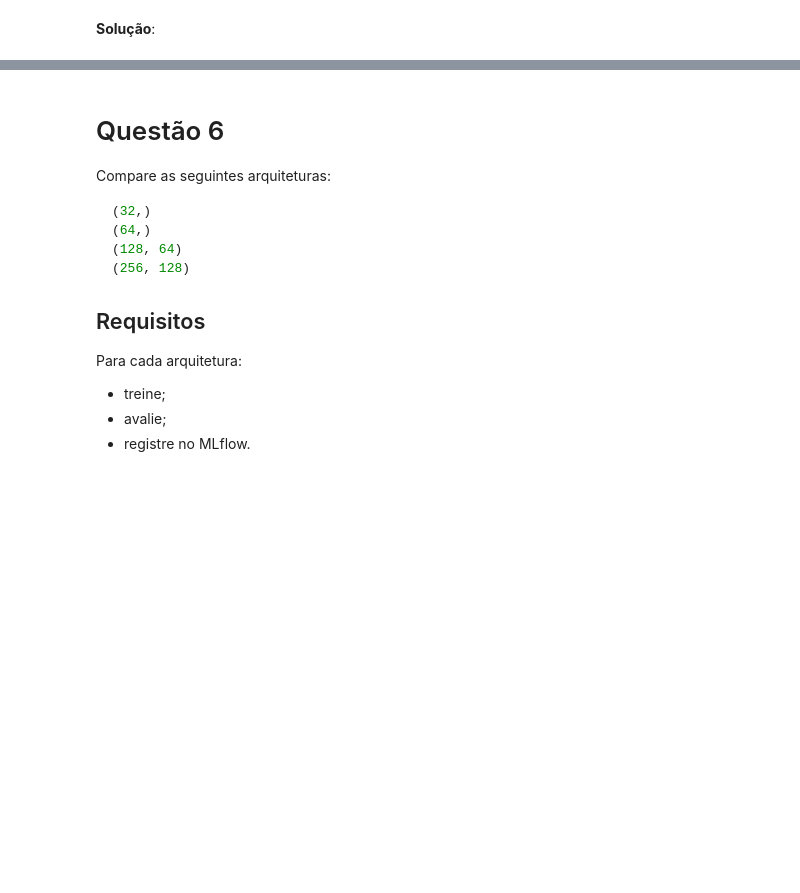
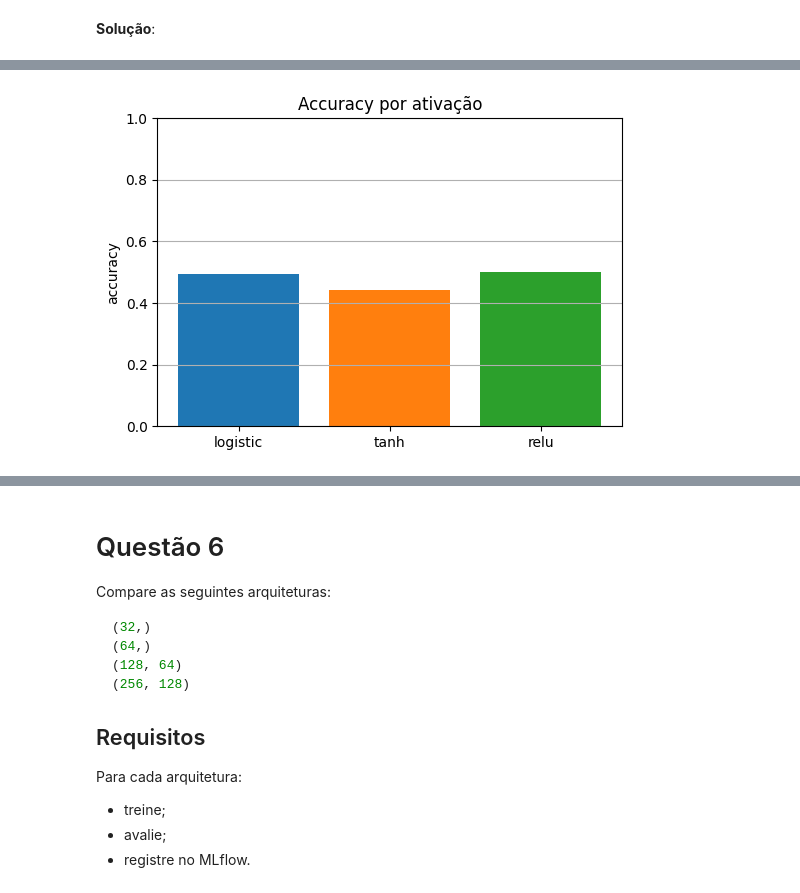
Before and after one commit to ddefbcourses/atividade-04-deep-learning-i-Pandor4b, a Jupyter notebook: notebooks/assignment.ipynb, the cells around one changed output, grey strips where cells are left out. Saved outputs shown, nothing was run; the diff lists cells and outputs as text; code cells hidden in the pictures; blank space fills up the shorter version.

```diff
--- a/notebooks/assignment.ipynb
+++ b/notebooks/assignment.ipynb
@@ -286,0 +358,14 @@ Responda:
+# %%
+# Experimento 3: ativação logistic (mesma configuração do exemplo)
+X_train, X_val, y_train, y_val = load_data(seed=42)
+model_logistic, metrics_logistic, training_time_logistic = log_mlp_experiment(
+    X_train, y_train, X_val, y_val,
+    activation="logistic",
+    hidden_layers=(128,64),
+    learning_rate=0.001,
+    seed=42,
+    max_iter=50,
+    batch_size=128,
+    run_name="exemplo_logistic_128-64",
+)
+print('logistic', metrics_logistic)
@@ -325,0 +454,13 @@ Responda:
+# %%
+X_train, X_val, y_train, y_val = load_data(seed=42)
+results_activations = compare_activations(
+    X_train, y_train, X_val, y_val,
+    hidden_layers=(128,64),
+    learning_rate=0.001,
+    seed=42,
+    activations=("logistic", "tanh", "relu"),
+    max_iter=50,
+    batch_size=128,
+)
+print(results_activations)
+results_activations
@@ -325,0 +482,11 @@ Responda:
+# %%
+df = results_activations
+plt.figure(figsize=(6,4))
+plt.bar(df['activation'].astype(str), df['accuracy'], color=['#1f77b4','#ff7f0e','#2ca02c'])
+plt.title('Accuracy por ativação')
+plt.ylabel('accuracy')
+plt.ylim(0,1)
+plt.grid(axis='y')
+plt.show()
+# %% [output]
+[figure, added]
```
Also changed, not shown: parts of 38 cells of this notebook.
